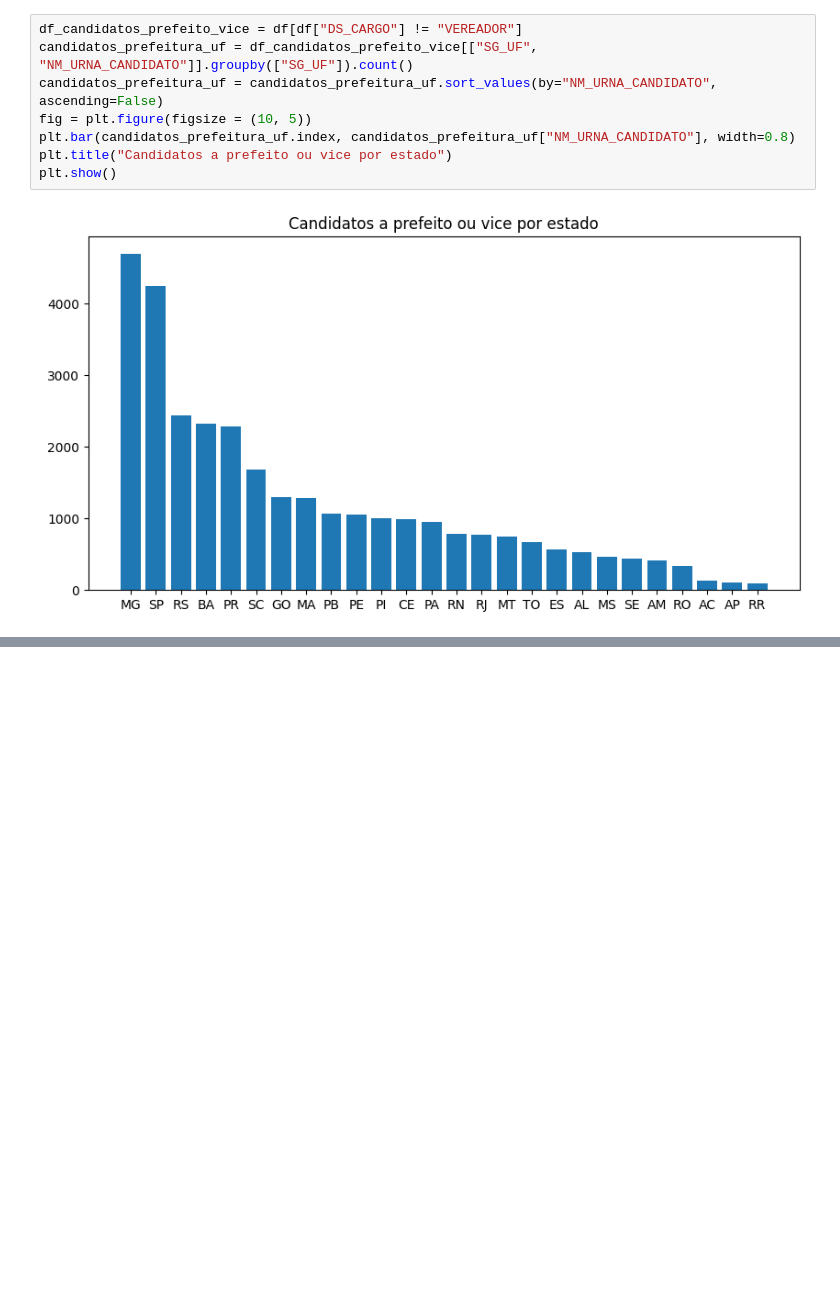
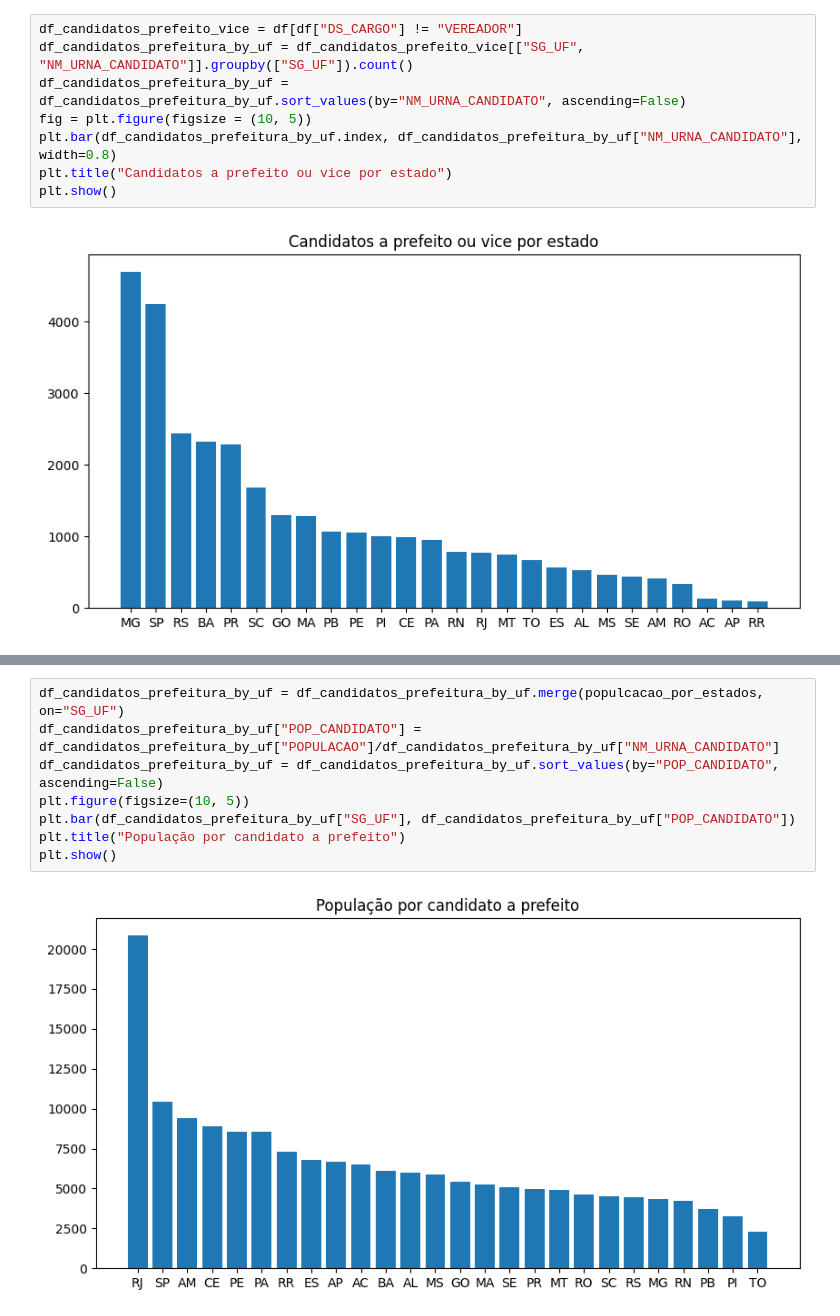
Before and after one commit to nfmmendes/eleicoes-2024-brasil, a Jupyter notebook: Eleições 2024.ipynb, the cells around one changed output, grey strips where cells are left out. Cells and saved outputs as stored; diff of their text form; blank space fills up the shorter version.

Commit message:
Add population by mayor(vice) candidates chart

```diff
--- a/Eleições 2024.ipynb
+++ b/Eleições 2024.ipynb
@@ -15,10 +15,10 @@ plt.show()
 [figure]
 # %%
 df_candidatos_prefeito_vice = df[df["DS_CARGO"] != "VEREADOR"]
-candidatos_prefeitura_uf = df_candidatos_prefeito_vice[["SG_UF", "NM_URNA_CANDIDATO"]].groupby(["SG_UF"]).count()
-candidatos_prefeitura_uf = candidatos_prefeitura_uf.sort_values(by="NM_URNA_CANDIDATO", ascending=False)
+df_candidatos_prefeitura_by_uf = df_candidatos_prefeito_vice[["SG_UF", "NM_URNA_CANDIDATO"]].groupby(["SG_UF"]).count()
+df_candidatos_prefeitura_by_uf = df_candidatos_prefeitura_by_uf.sort_values(by="NM_URNA_CANDIDATO", ascending=False)
 fig = plt.figure(figsize = (10, 5))
-plt.bar(candidatos_prefeitura_uf.index, candidatos_prefeitura_uf["NM_URNA_CANDIDATO"], width=0.8)
+plt.bar(df_candidatos_prefeitura_by_uf.index, df_candidatos_prefeitura_by_uf["NM_URNA_CANDIDATO"], width=0.8)
 plt.title("Candidatos a prefeito ou vice por estado")
 plt.show()
 # %% [output]
@@ -53,3 +35,13 @@ plt.title("População por candidato a vereador")
 plt.show()
 # %% [output]
 [figure]
+# %%
+df_candidatos_prefeitura_by_uf = df_candidatos_prefeitura_by_uf.merge(populcacao_por_estados, on="SG_UF")
+df_candidatos_prefeitura_by_uf["POP_CANDIDATO"] = df_candidatos_prefeitura_by_uf["POPULACAO"]/df_candidatos_prefeitura_by_uf["NM_URNA_CANDIDATO"]
+df_candidatos_prefeitura_by_uf = df_candidatos_prefeitura_by_uf.sort_values(by="POP_CANDIDATO", ascending=False)
+plt.figure(figsize=(10, 5))
+plt.bar(df_candidatos_prefeitura_by_uf["SG_UF"], df_candidatos_prefeitura_by_uf["POP_CANDIDATO"])
+plt.title("População por candidato a prefeito")
+plt.show()
+# %% [output]
+[figure, added]
```
Also changed, not shown: parts of 3 cells of this notebook.
